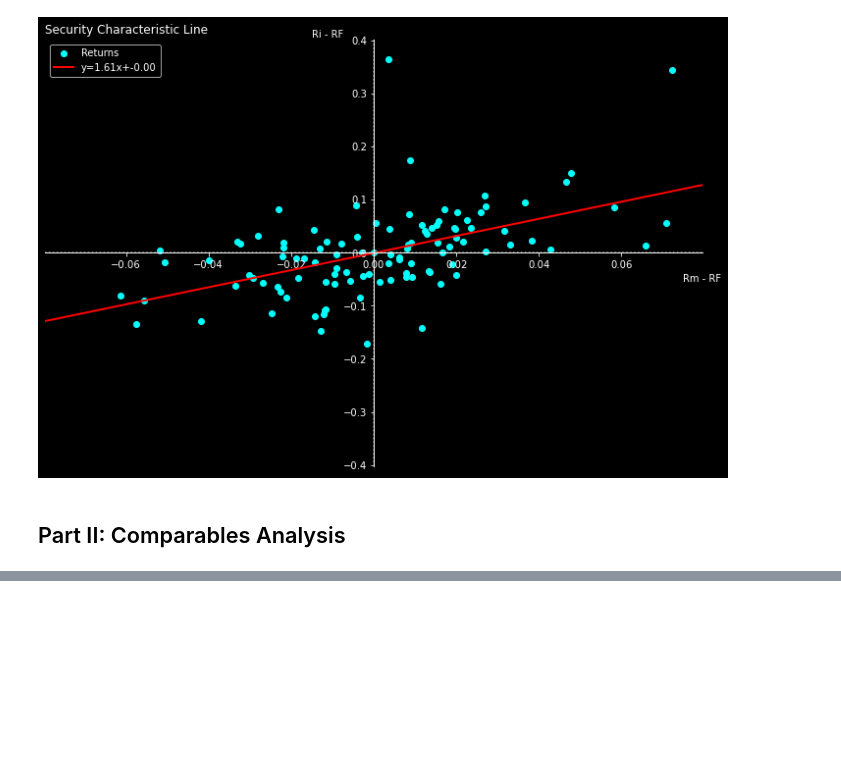
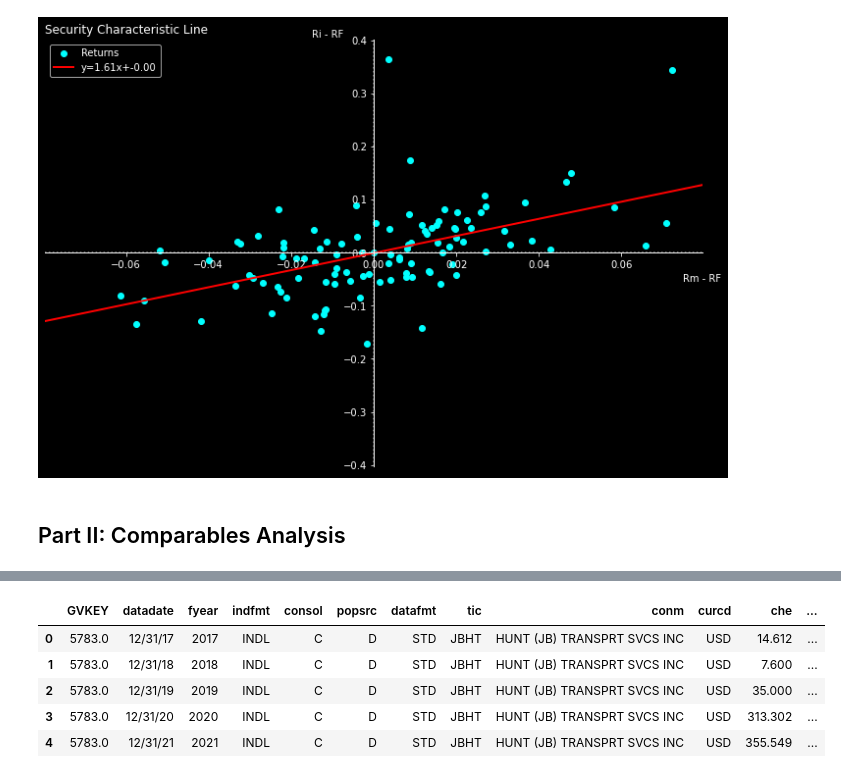
Before and after one commit to acremins1/SCL-and-Comps-Analysis, a Jupyter notebook: scl_analysis.ipynb, the cells around one changed output, grey strips where cells are left out. Cells and saved outputs as stored; diff of their text form; code cells hidden in the pictures; blank space fills up the shorter version.

```diff
--- a/scl_analysis.ipynb
+++ b/scl_analysis.ipynb
@@ -191,0 +264,11 @@ Comps:
+# %%
+#remove rows with tic 'ECHO'
+comp_financials = comp_financials[comp_financials['tic'] != 'ECHO']
+comp_financials.head()
+# %% [output]
+|  | GVKEY | datadate | fyear | indfmt | consol | popsrc | datafmt | tic | conm | curcd | che | ... |
+| 0 | 5783.0 | 12/31/17 | 2017 | INDL | C | D | STD | JBHT | HUNT (JB) TRANSPRT SVCS INC | USD | 14.612 | ... |
+| 1 | 5783.0 | 12/31/18 | 2018 | INDL | C | D | STD | JBHT | HUNT (JB) TRANSPRT SVCS INC | USD | 7.600 | ... |
+| 2 | 5783.0 | 12/31/19 | 2019 | INDL | C | D | STD | JBHT | HUNT (JB) TRANSPRT SVCS INC | USD | 35.000 | ... |
+| 3 | 5783.0 | 12/31/20 | 2020 | INDL | C | D | STD | JBHT | HUNT (JB) TRANSPRT SVCS INC | USD | 313.302 | ... |
+| 4 | 5783.0 | 12/31/21 | 2021 | INDL | C | D | STD | JBHT | HUNT (JB) TRANSPRT SVCS INC | USD | 355.549 | ... |
```
Also changed, not shown: parts of 45 cells of this notebook.
